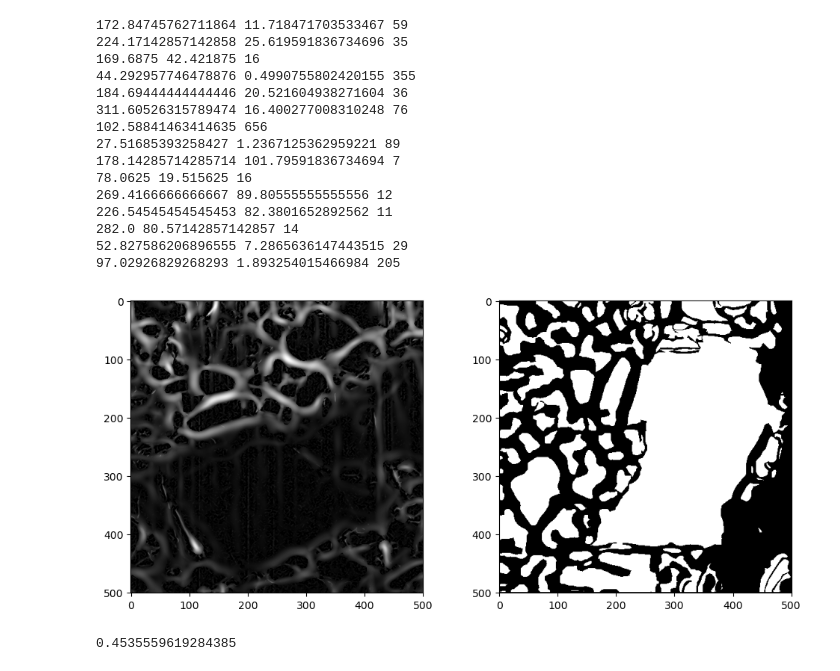
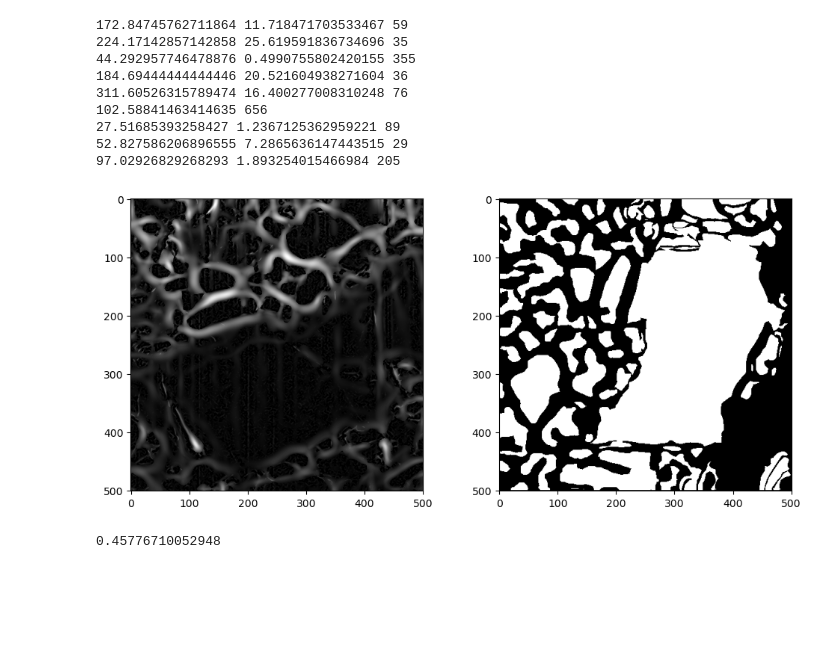
Before and after one commit to molel-gt/ssb, a Jupyter notebook: segmentation.ipynb, the cells around one changed output. Drawn from its saved outputs; the diff is of its cells as text; code cells hidden in the pictures; blank space fills up the shorter version.

Commit message:
level 2 edges

```diff
--- a/segmentation.ipynb
+++ b/segmentation.ipynb
@@ -61,6 +55,8 @@ for level in ['0', '1', '2']:
         for idx in point_set:
             x, y = edge_detection.idx2coord(idx)
             polygon.append((x, y))
+        if len(polygon) < 25:
+            continue
         inside_points = edge_detection.points_inside_polygon(polygon, points_arr)
         if inside_points.shape[0] == 0:
             continue
@@ -68,46 +64,47 @@ for level in ['0', '1', '2']:
             img_res[inside_points[0, 0], inside_points[0, 1]] = 1
         else:
             arr = np.asarray(inside_points)
+            aspect = arr.shape[0] / len(polygon)
+            aspect2 = 4 * arr.shape[0] / len(polygon) ** 2
+            if level == '2':
+                if aspect > 27:
+                    print(aspect, aspect2, len(polygon))
+                    continue
+                img_res[(arr[:, 0], arr[:, 1])] = 1
+                continue
             if arr.shape[0] > 1000 and level == '0':
                 continue
             if level == '1' and arr.shape[0] > 68000:
                 continue
-            aspect = arr.shape[0] / len(polygon)
-            aspect2 = 4 * arr.shape[0] / len(polygon) ** 2
+
             if aspect > 40 and len(polygon) < 500:
                 print(aspect, aspect2, len(polygon))
                 continue
             elif 27 < aspect < 28:
                 print(aspect, aspect2, len(polygon))
                 continue
             else:
                 if 100 < aspect < 110:
                     print(aspect, len(polygon))
                 img_res[(arr[:, 0], arr[:, 1])] = 1
 
 fig, ax = plt.subplots(1, 2, figsize=(10, 4.5))
 ax[0].imshow(img_meijer, cmap='gray');
 ax[1].imshow(img_res, cmap='gray');
 
 plt.tight_layout();
 # %% [output]
 172.84745762711864 11.718471703533467 59
 224.17142857142858 25.619591836734696 35
-169.6875 42.421875 16
 44.292957746478876 0.4990755802420155 355
 184.69444444444446 20.521604938271604 36
 311.60526315789474 16.400277008310248 76
 102.58841463414635 656
 27.51685393258427 1.2367125362959221 89
-178.14285714285714 101.79591836734694 7
-78.0625 19.515625 16
-269.4166666666667 89.80555555555556 12
-226.54545454545453 82.3801652892562 11
-282.0 80.57142857142857 14
 52.827586206896555 7.2865636147443515 29
 97.02926829268293 1.893254015466984 205
-[figure, old version]
+[figure, new version]
 # %%
 print(1 - np.average(img_res))
 # %% [output]
-0.4535559619284385
+0.45776710052948
```
Also changed, not shown: parts of 1 cell of this notebook.
